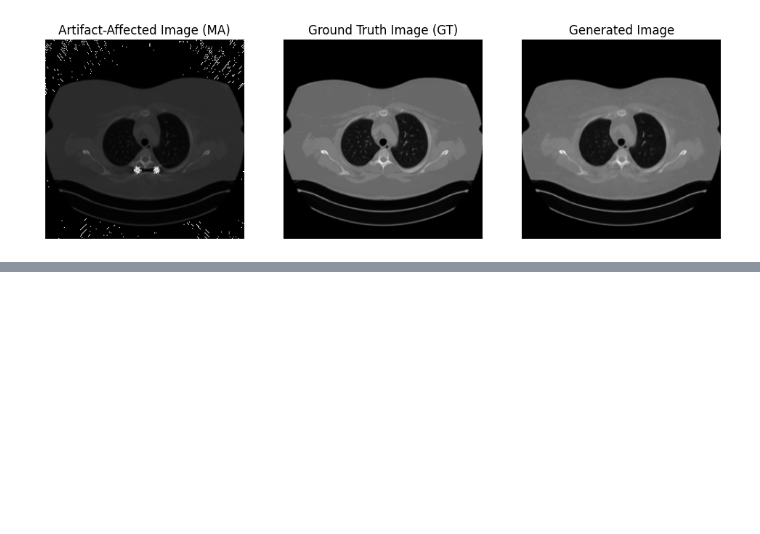
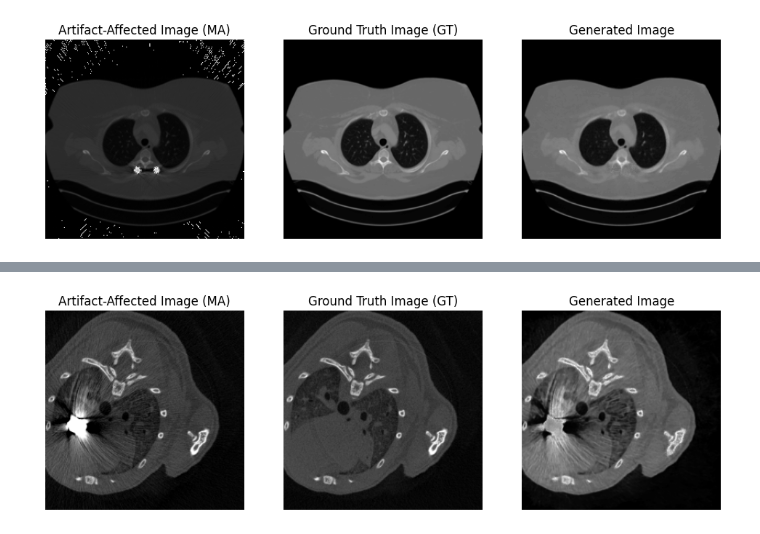
Before and after one commit to BARUD77/pix2pixMAR, a Jupyter notebook: pix2pixGAN/Inference.ipynb, the cells around one changed output, grey strips where cells are left out. Saved outputs shown, nothing was run; the diff lists cells and outputs as text; code cells hidden in the pictures; blank space fills up the shorter version.

```diff
--- a/pix2pixGAN/Inference.ipynb
+++ b/pix2pixGAN/Inference.ipynb
@@ -86,0 +91,85 @@ visualize_images(ma_image, gt_image, generated_image)
+# %%
+import torch
+import matplotlib.pyplot as plt
+from torchvision import transforms
+from generator import UnetGenerator  # Assuming the generator architecture is in generator.py
+from PIL import Image
+
+# Set the device
+device = 'cuda' if torch.cuda.is_available() else 'cpu'
+
+# Load the trained generator model
+generator = UnetGenerator().to(device)
+generator.load_state_dict(torch.load('/Users/hotel/Github_Projects/pix2pixMAR/generator.pt', map_location=device, weights_only=True))
+generator.eval()  # Set model to evaluation mode
+
+# Transformation to match training preprocessing (e.g., normalization)
+transform = transforms.Compose([
+    transforms.Resize((256, 256)),
+    transforms.ToTensor(),
+    transforms.Normalize(mean=[0.5], std=[0.5])
+])
+
+# Inverse transform for visualization (to undo normalization)
+inverse_transform = transforms.Compose([
+    transforms.Normalize(mean=[-1], std=[2]),  # Reverse normalization if mean=0.5, std=0.5
+    transforms.ToPILImage()
+])
+
+# Process PNG images
+def process_png_image(ma_image_path, gt_image_path=None):
+    # Load artifact-affected image
+    ma_image = Image.open(ma_image_path).convert("L")  # Assuming grayscale images
+    ma_tensor = transform(ma_image).unsqueeze(0).to(device)  # Add batch dimension and move to device
+
+    # Generate the cleaned image
+    with torch.no_grad():
+        generated_tensor = generator(ma_tensor)
+
+    # Remove batch dimension and apply inverse transform for visualization
+    ma_image = inverse_transform(ma_tensor.squeeze(0).cpu())
+    generated_image = inverse_transform(generated_tensor.squeeze(0).cpu())
+
+    # If ground truth image is provided, load and process it
+    gt_image = None
+    if gt_image_path:
+        gt_image = Image.open(gt_image_path).convert("L")  # Assuming grayscale images
+        gt_tensor = transform(gt_image).unsqueeze(0).to(device)
+        gt_image = inverse_transform(gt_tensor.squeeze(0).cpu())
+
+    return ma_image, gt_image, generated_image
+
+# Visualization function
+def visualize_images(ma_image, gt_image, generated_image):
+    plt.figure(figsize=(12, 4))
+
+    # Plot artifact-affected image
+    plt.subplot(1, 3, 1)
+    plt.imshow(ma_image, cmap="gray")
+    plt.title("Artifact-Affected Image (MA)")
+    plt.axis("off")
+
+    # Plot ground truth image if available
+    if gt_image:
+        plt.subplot(1, 3, 2)
+        plt.imshow(gt_image, cmap="gray")
+        plt.title("Ground Truth Image (GT)")
+        plt.axis("off")
+
+    # Plot generated image
+    plt.subplot(1, 3, 3)
+    plt.imshow(generated_image, cmap="gray")
+    plt.title("Generated Image")
+    plt.axis("off")
+
+    plt.show()
+
+# Path to the PNG images
+ma_image_path = "C:/Users/hotel/Github_Projects/HISMAR/Dataset/train/Metal/1-1-1-3 (44).png"  # Replace with your artifact-affected PNG image path
+gt_image_path = "C:/Users/hotel/Github_Projects/HISMAR/Dataset/train/GT/1-1-1-3 (44).png"  # Replace if you have a ground truth PNG image, otherwise set to None
+
+# Process and visualize
+ma_image, gt_image, generated_image = process_png_image(ma_image_path, gt_image_path)
+visualize_images(ma_image, gt_image, generated_image)
+# %% [output]
+[figure, added]
```
Also changed, not shown: parts of 5 cells of this notebook, 1 other file.
